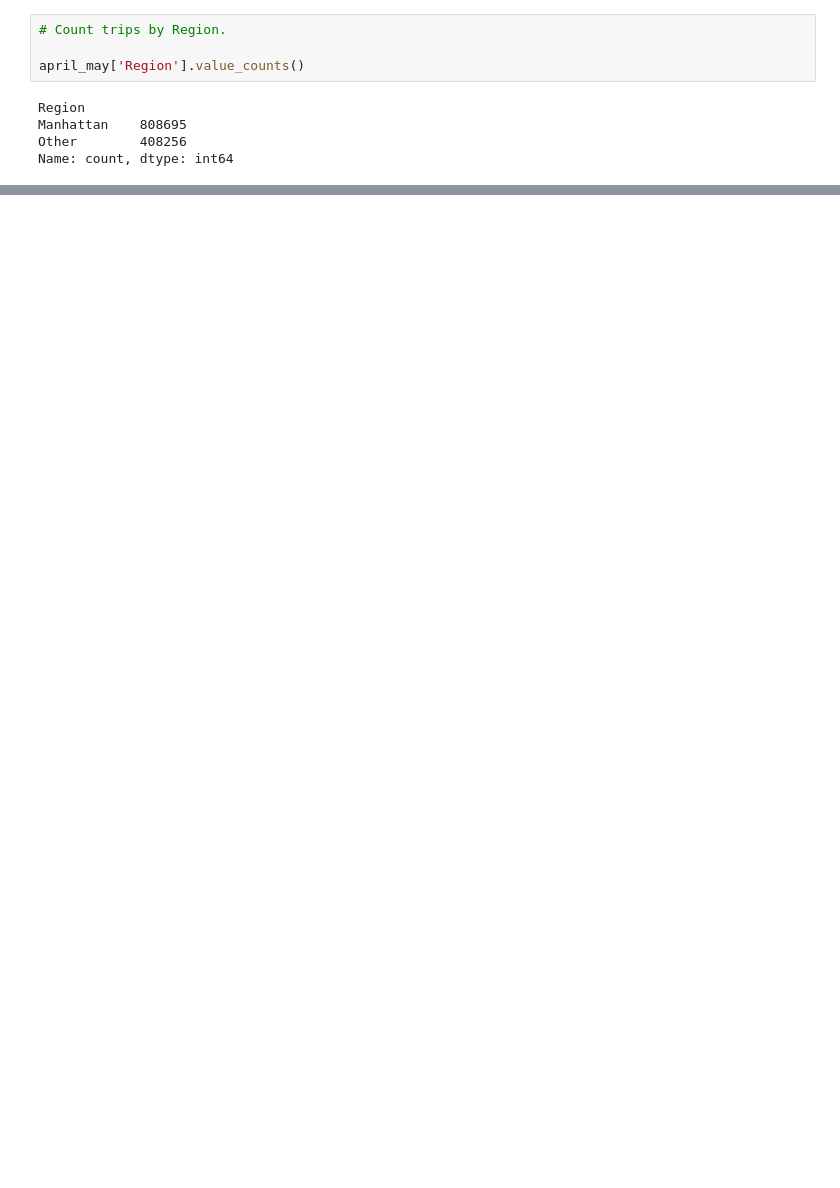
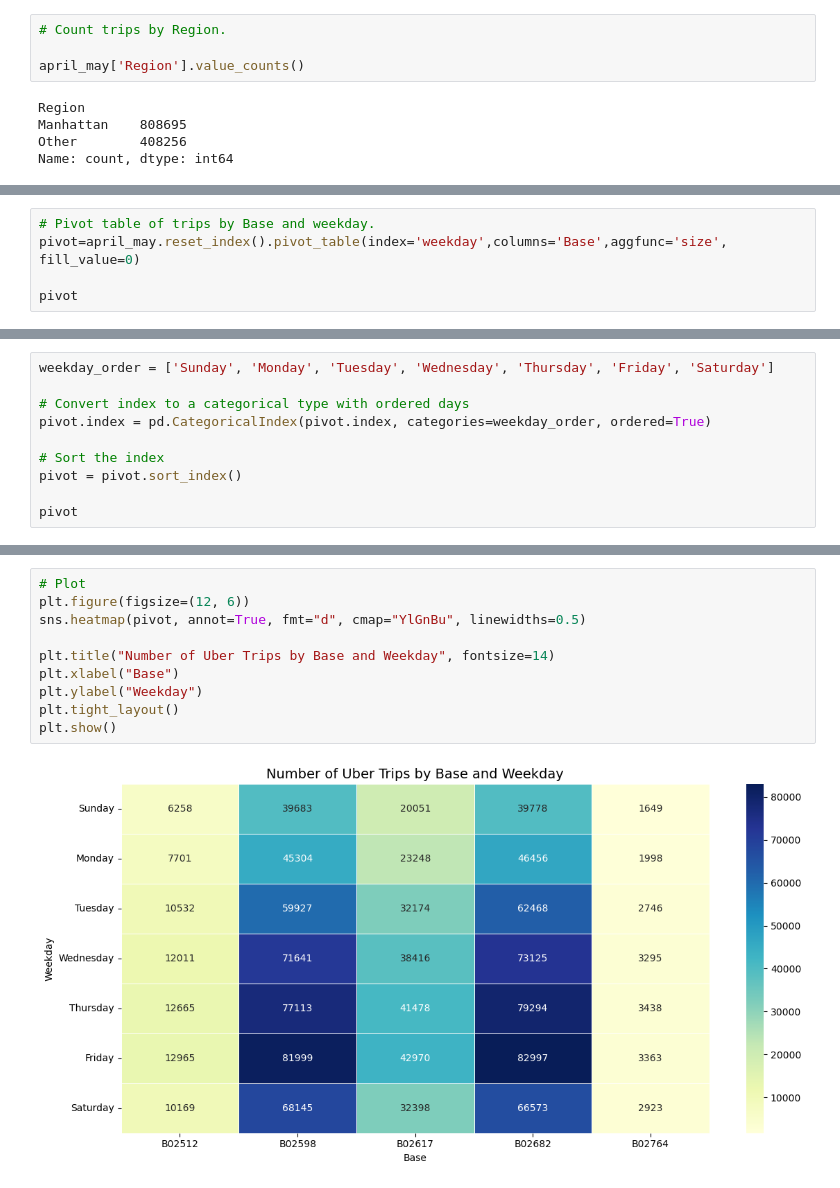
Before and after one commit to Ambily313/Uber-NYC-Trip-Analysis, a Jupyter notebook: ubernyc.ipynb, the cells around one changed output, grey strips where cells are left out. Cells and saved outputs as stored; diff of their text form; blank space fills up the shorter version.

```diff
--- a/ubernyc.ipynb
+++ b/ubernyc.ipynb
@@ -460,0 +506,5 @@ Name: count, dtype: int64
+# %%
+# Pivot table of trips by Base and weekday.
+pivot=april_may.reset_index().pivot_table(index='weekday',columns='Base',aggfunc='size', fill_value=0)
+
+pivot
@@ -460,0 +521,10 @@ Name: count, dtype: int64
+# %%
+weekday_order = ['Sunday', 'Monday', 'Tuesday', 'Wednesday', 'Thursday', 'Friday', 'Saturday']
+
+# Convert index to a categorical type with ordered days
+pivot.index = pd.CategoricalIndex(pivot.index, categories=weekday_order, ordered=True)
+
+# Sort the index
+pivot = pivot.sort_index()
+
+pivot
@@ -460,0 +541,12 @@ Name: count, dtype: int64
+# %%
+# Plot
+plt.figure(figsize=(12, 6))
+sns.heatmap(pivot, annot=True, fmt="d", cmap="YlGnBu", linewidths=0.5)
+
+plt.title("Number of Uber Trips by Base and Weekday", fontsize=14)
+plt.xlabel("Base")
+plt.ylabel("Weekday")
+plt.tight_layout()
+plt.show()
+# %% [output]
+[figure, added]
```
Also changed, not shown: parts of 17 cells of this notebook.
